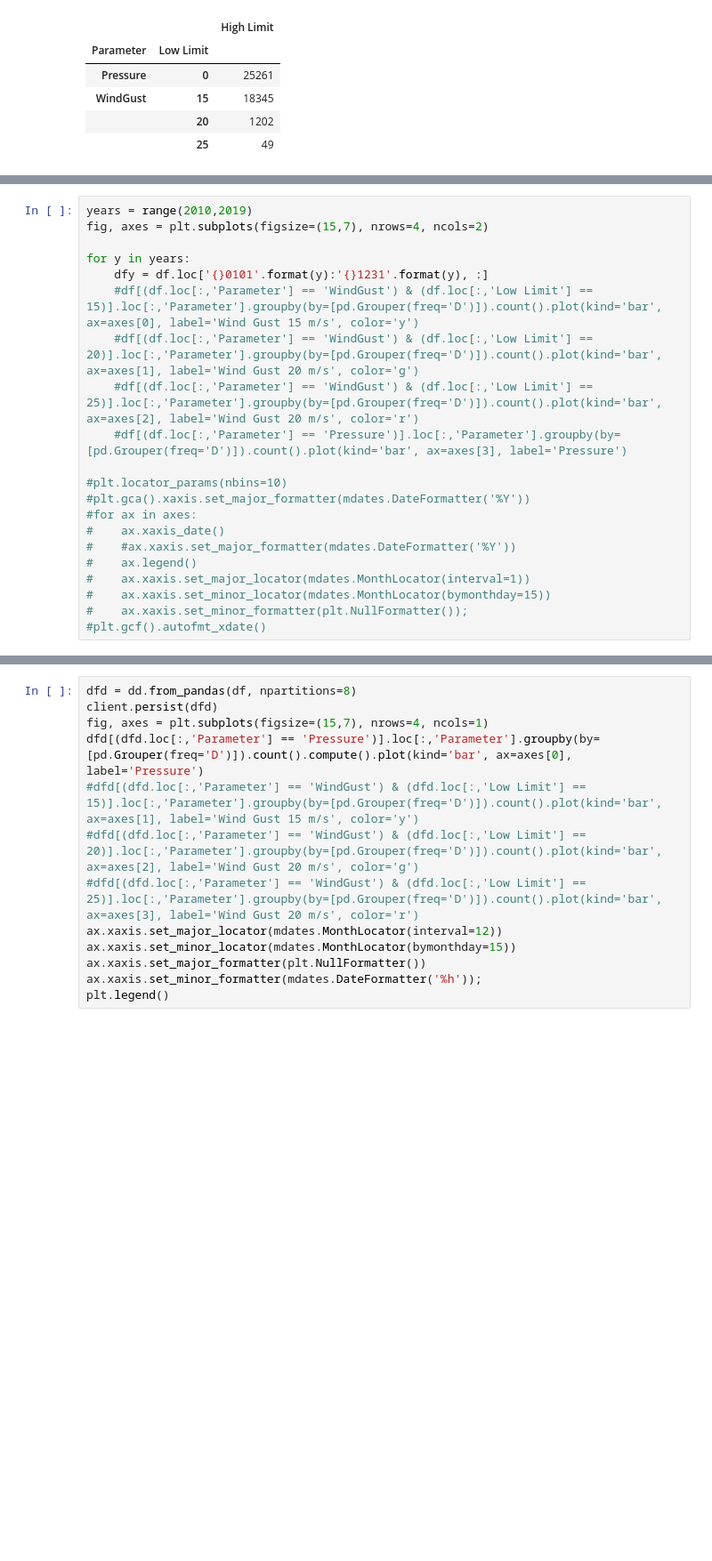
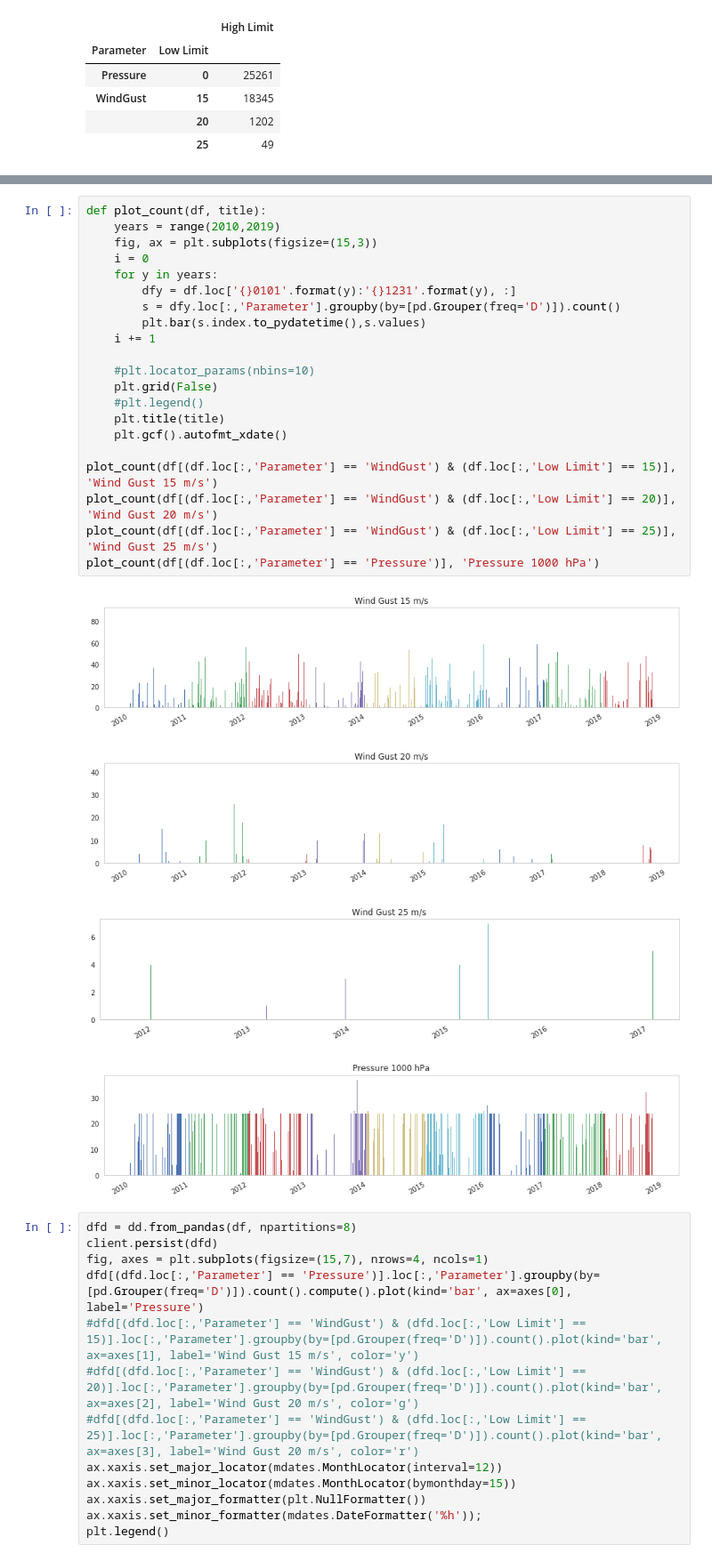
Before and after one commit to fmidev/sasse-polygon-process, a Jupyter notebook: notebooks/data statistics.ipynb, the cells around one changed output, grey strips where cells are left out. Shown at 89% size. Saved outputs shown, nothing was run; the diff lists cells and outputs as text; blank space fills up the shorter version.

```diff
--- a/notebooks/data statistics.ipynb
+++ b/notebooks/data statistics.ipynb
@@ -121,21 +96,0 @@ plt.gcf().autofmt_xdate()
-# %%
-years = range(2010,2019)
-fig, axes = plt.subplots(figsize=(15,7), nrows=4, ncols=2)
-
-for y in years:
-    dfy = df.loc['{}0101'.format(y):'{}1231'.format(y), :]
-    #df[(df.loc[:,'Parameter'] == 'WindGust') & (df.loc[:,'Low Limit'] == 15)].loc[:,'Parameter'].groupby(by=[pd.Grouper(freq='D')]).count().plot(kind='bar', ax=axes[0], label='Wind Gust 15 m/s', color='y')
-    #df[(df.loc[:,'Parameter'] == 'WindGust') & (df.loc[:,'Low Limit'] == 20)].loc[:,'Parameter'].groupby(by=[pd.Grouper(freq='D')]).count().plot(kind='bar', ax=axes[1], label='Wind Gust 20 m/s', color='g')
-    #df[(df.loc[:,'Parameter'] == 'WindGust') & (df.loc[:,'Low Limit'] == 25)].loc[:,'Parameter'].groupby(by=[pd.Grouper(freq='D')]).count().plot(kind='bar', ax=axes[2], label='Wind Gust 20 m/s', color='r')
-    #df[(df.loc[:,'Parameter'] == 'Pressure')].loc[:,'Parameter'].groupby(by=[pd.Grouper(freq='D')]).count().plot(kind='bar', ax=axes[3], label='Pressure')
-
-#plt.locator_params(nbins=10)
-#plt.gca().xaxis.set_major_formatter(mdates.DateFormatter('%Y'))
-#for ax in axes:
-#    ax.xaxis_date()
-#    #ax.xaxis.set_major_formatter(mdates.DateFormatter('%Y'))
-#    ax.legend()
-#    ax.xaxis.set_major_locator(mdates.MonthLocator(interval=1))
-#    ax.xaxis.set_minor_locator(mdates.MonthLocator(bymonthday=15))
-#    ax.xaxis.set_minor_formatter(plt.NullFormatter());
-#plt.gcf().autofmt_xdate()
@@ -161,3 +101,29 @@ Time
+# %%
+def plot_count(df, title):
+    years = range(2010,2019)
+    fig, ax = plt.subplots(figsize=(15,3))
+    i = 0
+    for y in years:
+        dfy = df.loc['{}0101'.format(y):'{}1231'.format(y), :]
+        s = dfy.loc[:,'Parameter'].groupby(by=[pd.Grouper(freq='D')]).count()
+        plt.bar(s.index.to_pydatetime(),s.values)
+    i += 1
+
+    #plt.locator_params(nbins=10)
+    plt.grid(False)
+    #plt.legend()
+    plt.title(title)
+    plt.gcf().autofmt_xdate()
+
+plot_count(df[(df.loc[:,'Parameter'] == 'WindGust') & (df.loc[:,'Low Limit'] == 15)], 'Wind Gust 15 m/s')
+plot_count(df[(df.loc[:,'Parameter'] == 'WindGust') & (df.loc[:,'Low Limit'] == 20)], 'Wind Gust 20 m/s')
+plot_count(df[(df.loc[:,'Parameter'] == 'WindGust') & (df.loc[:,'Low Limit'] == 25)], 'Wind Gust 25 m/s')
+plot_count(df[(df.loc[:,'Parameter'] == 'Pressure')], 'Pressure 1000 hPa')
+# %% [output]
+[figure, added]
+[figure, added]
+[figure, added]
+[figure, added]
 # %%
 dfd = dd.from_pandas(df, npartitions=8)
 client.persist(dfd)
```
Also changed, not shown: parts of 5 cells of this notebook.
